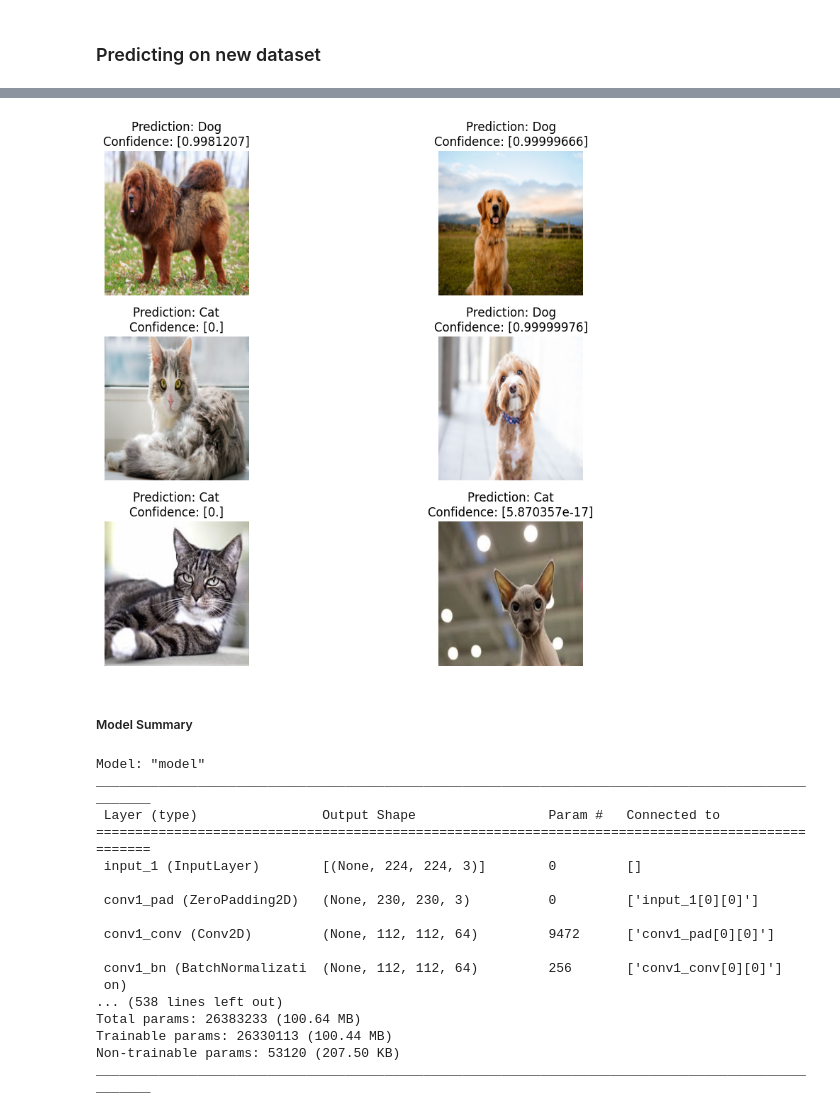
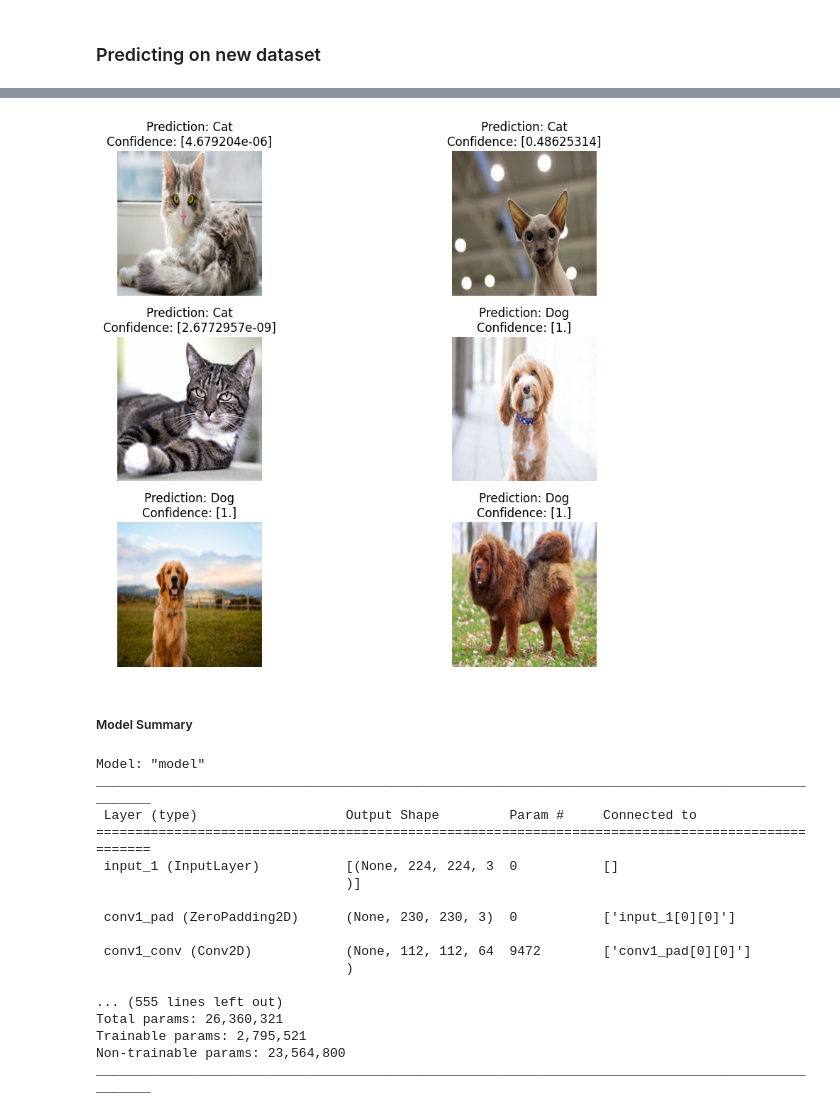
Before and after one commit to aadeshshrestha306/Cat_Dog_Classifier, a Jupyter notebook: classification.ipynb, the cells around one changed output, grey strips where cells are left out. Drawn from its saved outputs; the diff is of its cells as text; code cells hidden in the pictures.

```diff
--- a/classification.ipynb
+++ b/classification.ipynb
@@ -18,17 +21,17 @@ from keras.applications.resnet50 import ResNet50, preprocess_input, decode_predi
 # %%
 np.random.seed(42)
 # %%
-cat_train = '/kaggle/input/cat-and-dog/training_set/training_set/cats/'
+cat_train = 'training_set/training_set/cats'
 
-cat_test = '/kaggle/input/cat-and-dog/test_set/test_set/cats/'
+cat_test = 'test_set/test_set/cats/'
 
-dog_train = '/kaggle/input/cat-and-dog/training_set/training_set/dogs/'
+dog_train = 'training_set/training_set/dogs/'
 
-dog_test = '/kaggle/input/cat-and-dog/test_set/test_set/dogs/'
+dog_test = 'test_set/test_set/dogs/'
 
 
-train_data = '/kaggle/input/cat-and-dog/training_set/training_set/'
-test_data = '/kaggle/input/cat-and-dog/test_set/test_set/'
+train_data = 'training_set/training_set/'
+test_data = 'test_set/test_set/'
 # %%
 print("Total cats for training = ", len(os.listdir(cat_train)))
 print("Total cats for testing = ", len(os.listdir(cat_test)))
@@ -42,6 +45,6 @@ Total dogs for testing =  1013
 # %% [markdown]
 # Set pre-trained model weights and input shape
 # %%
-resnet = ResNet50(weights='imagenet', include_top=False, input_shape=(224,224,3))
+resnet = ResNet50V2(weights='imagenet', include_top=False, input_shape=(224,224,3))
 for layer in resnet.layers:
-    layer.trainable = False,
+    layer.trainable = False
@@ -67,7 +67,7 @@ test_datagen = ImageDataGenerator(
 )
 # %%
 target = (224,224)
-batch = 32
+batch = 16
 epochs = 5
 # %% [markdown]
 ## Train, Validation and Test Data
@@ -193,7 +179,0 @@ dog
-# %%
-img = image.load_img('/kaggle/input/cat-and-dog/test_set/test_set/cats/cat.4001.jpg', target_size=(224, 224))
-img_array = image.img_to_array(img)
-img_array = np.expand_dims(img_array, axis=0) / 255.0  # Normalize the image
-pred = model.predict(img_array)
-print("cat" if pred < 0.5 else "dog")
-img
@@ -204,7 +180,7 @@ cat
 # %% [markdown]
 ### Predicting on new dataset
 # %%
-test_images_dir = "/kaggle/input/catdog/"
+test_images_dir = "cats and dogs/"
 test_files = [file for file in os.listdir(test_images_dir) if file.endswith('.jpg')]
 
 fig, axes = plt.subplots(nrows=3, ncols=2, figsize=(12, 8))
@@ -213,7 +189,7 @@ for i, image_path in enumerate(test_files):
     # Load and preprocess the image
     img = Image.open(os.path.join(test_images_dir, image_path))
     img = img.resize((224, 224))  # Resize the image
-    img_array = image.img_to_array(img)
+    img_array = img_to_array(img)
     img_array = np.expand_dims(img_array, axis=0) / 255.0  # Normalize the image
 
     # Make predictions
@@ -248,4 +224,4 @@ plt.show()
-[figure, old version]
+[figure, new version]
 # %% [markdown]
 ##### Model Summary
 # %%
@@ -253,18 +229,18 @@ model.summary()
 # %% [output]
 Model: "model"
 __________________________________________________________________________________________________
- Layer (type)                Output Shape                 Param #   Connected to
+ Layer (type)                   Output Shape         Param #     Connected to
 ==================================================================================================
- input_1 (InputLayer)        [(None, 224, 224, 3)]        0         []
+ input_1 (InputLayer)           [(None, 224, 224, 3  0           []
+                                )]
 
- conv1_pad (ZeroPadding2D)   (None, 230, 230, 3)          0         ['input_1[0][0]']
+ conv1_pad (ZeroPadding2D)      (None, 230, 230, 3)  0           ['input_1[0][0]']
 
- conv1_conv (Conv2D)         (None, 112, 112, 64)         9472      ['conv1_pad[0][0]']
+ conv1_conv (Conv2D)            (None, 112, 112, 64  9472        ['conv1_pad[0][0]']
+                                )
 
- conv1_bn (BatchNormalizati  (None, 112, 112, 64)         256       ['conv1_conv[0][0]']
- on)
-... (538 lines left out)
-Total params: 26383233 (100.64 MB)
-Trainable params: 26330113 (100.44 MB)
-Non-trainable params: 53120 (207.50 KB)
+... (555 lines left out)
+Total params: 26,360,321
+Trainable params: 2,795,521
+Non-trainable params: 23,564,800
 __________________________________________________________________________________________________
```
Also changed, not shown: parts of 13 cells of this notebook, 6 other files.
